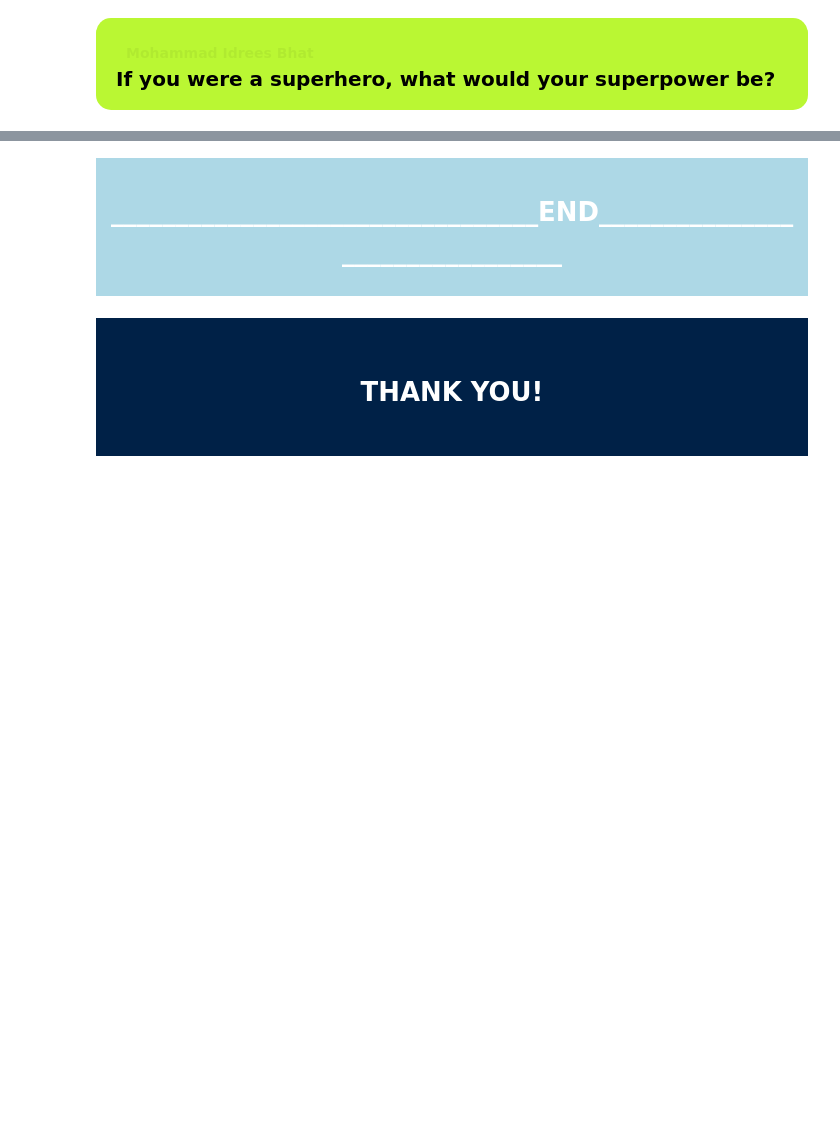
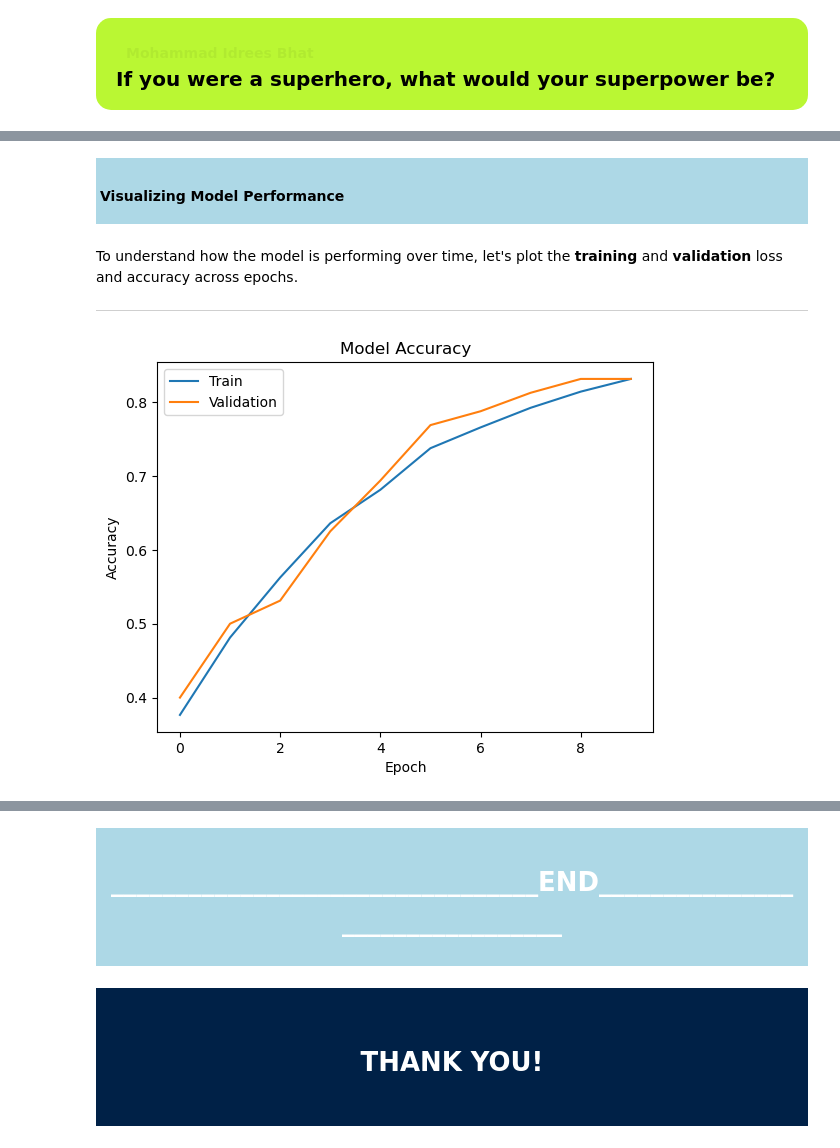
Before and after one commit to devidrees/Data-Analytix-Content-Prep, a Jupyter notebook: Main content day wise/Week 8/Day 27-28/Building NNs.ipynb, the cells around one changed output, grey strips where cells are left out. Saved outputs shown, nothing was run; the diff lists cells and outputs as text; code cells hidden in the pictures; blank space fills up the shorter version.

```diff
--- a/Main content day wise/Week 8/Day 27-28/Building NNs.ipynb
+++ b/Main content day wise/Week 8/Day 27-28/Building NNs.ipynb
@@ -108,0 +275,29 @@ Now it's your turn!
+# %%
+from keras.models import Sequential
+from keras.layers import Dense
+from sklearn.model_selection import train_test_split
+from sklearn.datasets import make_classification
+
+# Generate a simple binary classification dataset
+X, y = make_classification(n_samples=1000, n_features=20, n_classes=2, random_state=42)
+
+# Split the dataset into training and testing sets
+X_train, X_test, y_train, y_test = train_test_split(X, y, test_size=0.2, random_state=42)
+
+# Build the neural network model
+model = Sequential([
+    Dense(16, activation='relu', input_shape=(X_train.shape[1],)),  # Input layer
+    Dense(8, activation='relu'),                                   # Hidden layer
+    Dense(1, activation='sigmoid')                                  # Output layer (binary classification)
+])
+
+# Compile the model
+model.compile(optimizer='adam', loss='binary_crossentropy', metrics=['accuracy'])
+
+# Train the model
+history = model.fit(X_train, y_train, epochs=10, batch_size=32, validation_split=0.2)
+
+# Evaluate the model
+test_loss, test_accuracy = model.evaluate(X_test, y_test)
+print(f"Test Loss: {test_loss}")
+print(f"Test Accuracy: {test_accuracy}")
@@ -108,0 +323,21 @@ Now it's your turn!
+# %% [markdown]
+<div style="background-color: lightblue; color: black; padding: 4px;">
+    <h4> Visualizing Model Performance
+</h4> </div>
+# %% [markdown]
+To understand how the model is performing over time, let's plot the **training** and **validation** loss and accuracy across epochs.
+
+---
+# %%
+import matplotlib.pyplot as plt
+
+# Plot training & validation accuracy values
+plt.plot(history.history['accuracy'])
+plt.plot(history.history['val_accuracy'])
+plt.title('Model Accuracy')
+plt.xlabel('Epoch')
+plt.ylabel('Accuracy')
+plt.legend(['Train', 'Validation'], loc='upper left')
+plt.show()
+# %% [output]
+[figure, added]
```
Also changed, not shown: parts of 96 cells of this notebook, 1 other file.
